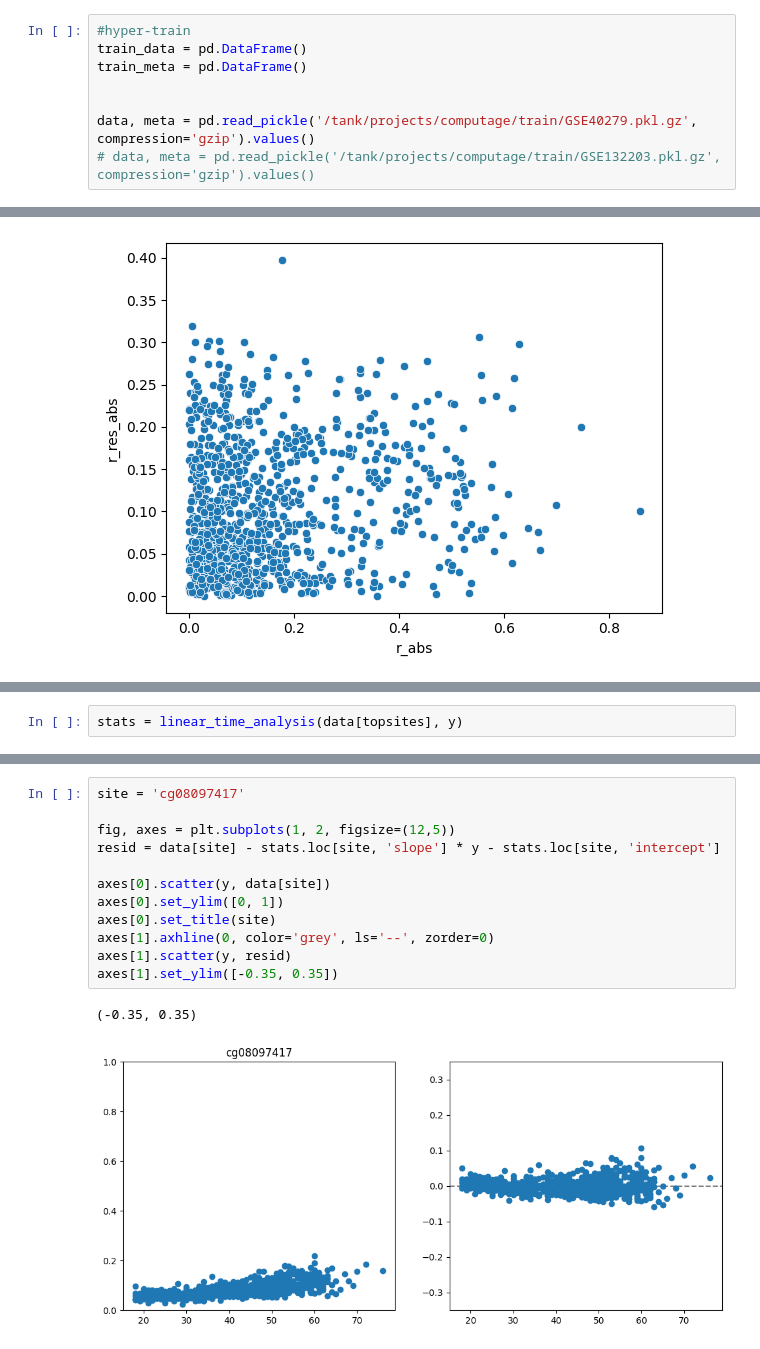
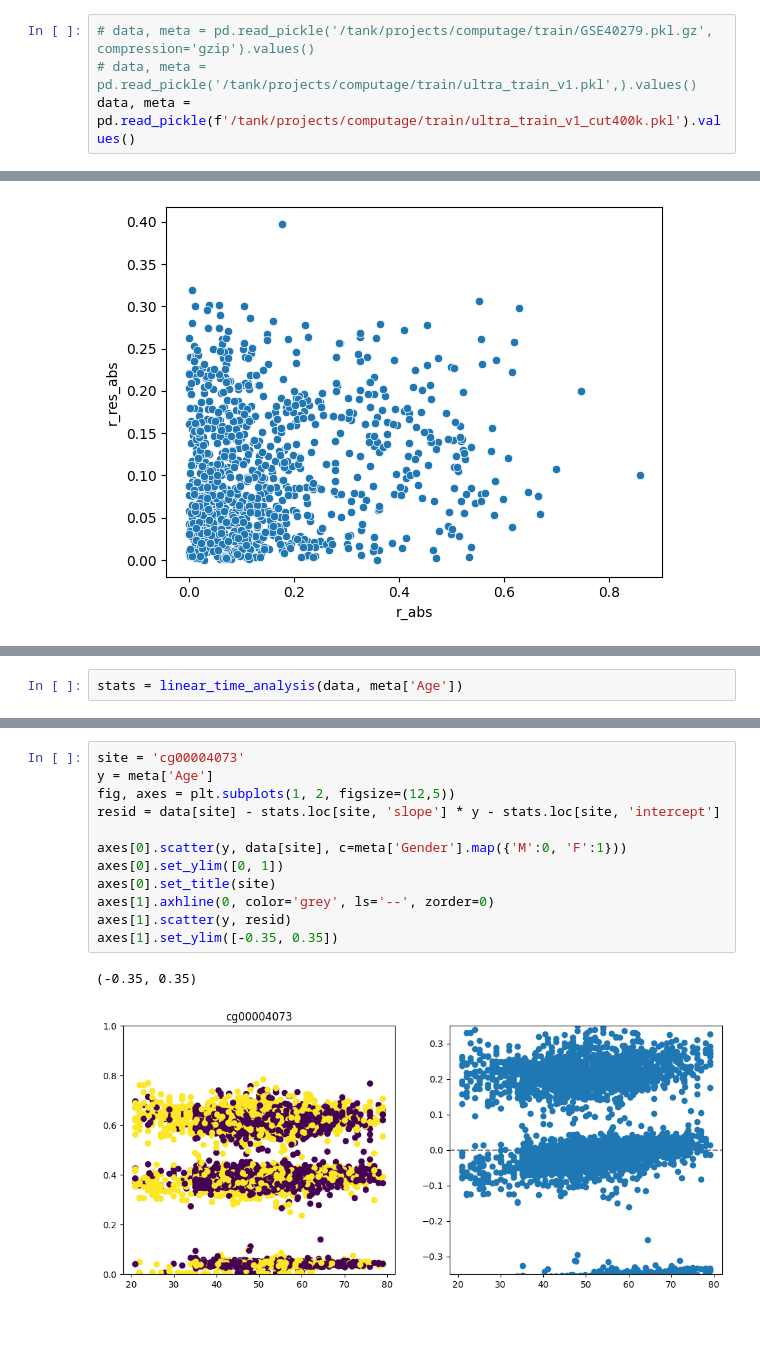
Before and after one commit to ComputationalAgingLab/ComputAge, a Jupyter notebook: feature_selection.ipynb, the cells around one changed output, grey strips where cells are left out. Cells and saved outputs as stored; diff of their text form.

Commit message:
ultratrain is prepared

```diff
--- a/feature_selection.ipynb
+++ b/feature_selection.ipynb
@@ -22,10 +22,6 @@ k2 = 'PhenoAge'
 
 indices = gallery.get(k1).clock.coefficients.index
 # %%
-#hyper-train
-train_data = pd.DataFrame()
-train_meta = pd.DataFrame()
-
-
-data, meta = pd.read_pickle('/tank/projects/computage/train/GSE40279.pkl.gz', compression='gzip').values()
-# data, meta = pd.read_pickle('/tank/projects/computage/train/GSE132203.pkl.gz', compression='gzip').values()
+# data, meta = pd.read_pickle('/tank/projects/computage/train/GSE40279.pkl.gz', compression='gzip').values()
+# data, meta = pd.read_pickle('/tank/projects/computage/train/ultra_train_v1.pkl',).values()
+data, meta = pd.read_pickle(f'/tank/projects/computage/train/ultra_train_v1_cut400k.pkl').values()
@@ -106,2 +119,2 @@ y = meta['age']
 # %%
-stats = linear_time_analysis(data[topsites], y)
+stats = linear_time_analysis(data, meta['Age'])
@@ -155,15 +153,15 @@ Name: cg08097417, dtype: float64
 # %%
-site = 'cg08097417'
-
+site = 'cg00004073'
+y = meta['Age']
 fig, axes = plt.subplots(1, 2, figsize=(12,5))
 resid = data[site] - stats.loc[site, 'slope'] * y - stats.loc[site, 'intercept']
 
-axes[0].scatter(y, data[site])
+axes[0].scatter(y, data[site], c=meta['Gender'].map({'M':0, 'F':1}))
 axes[0].set_ylim([0, 1])
 axes[0].set_title(site)
 axes[1].axhline(0, color='grey', ls='--', zorder=0)
 axes[1].scatter(y, resid)
 axes[1].set_ylim([-0.35, 0.35])
 # %% [output]
 (-0.35, 0.35)
-[figure, old version]
+[figure, new version]
```
Also changed, not shown: parts of 14 cells of this notebook, 2 other files.
